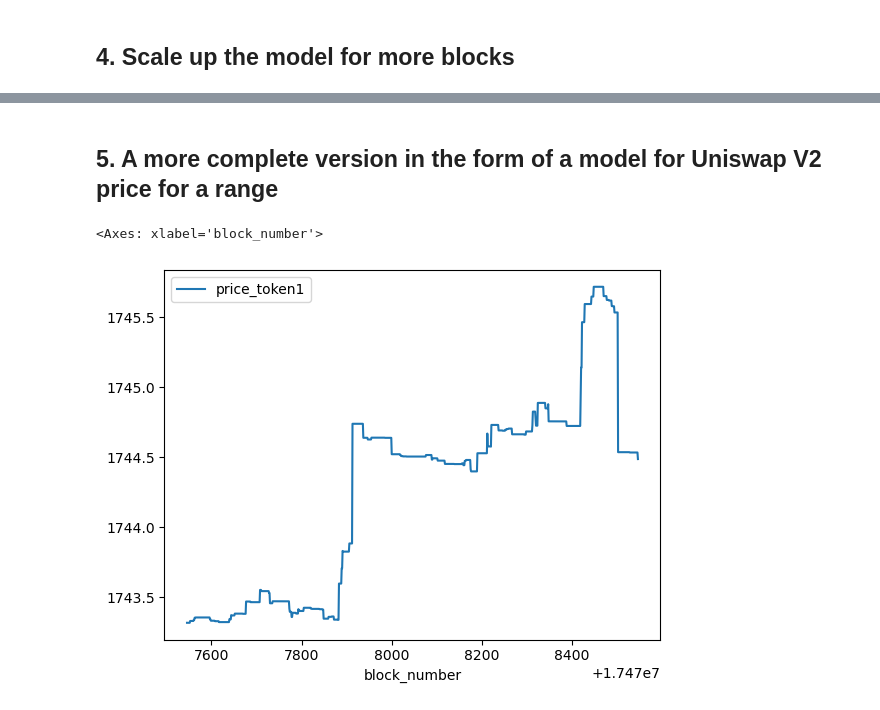
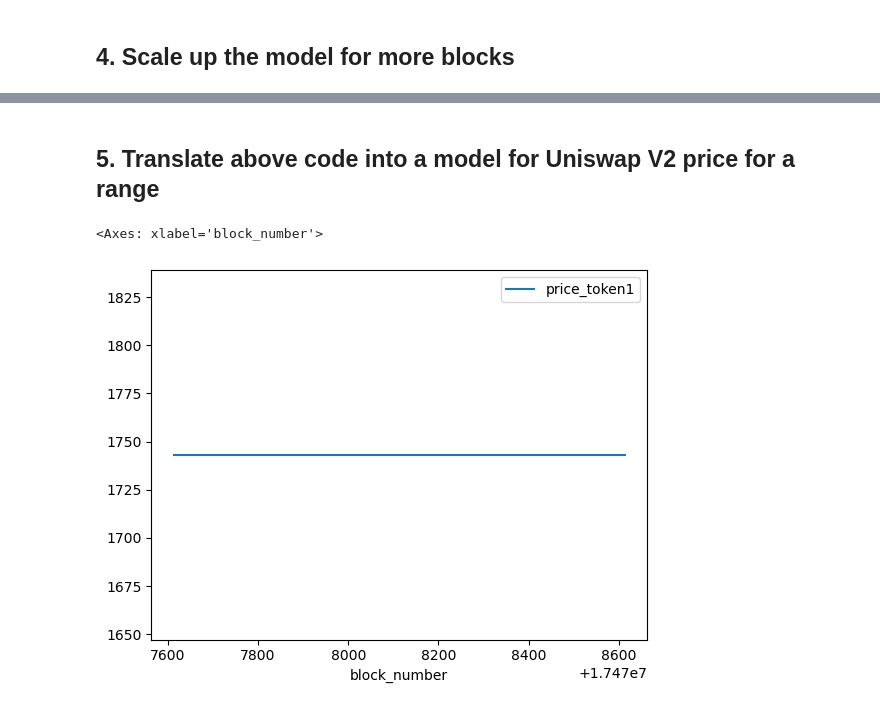
Before and after one commit to credmark/credmark-models-notebook, a Jupyter notebook: workshop/20230620-MetricsDAO.ipynb, the cells around one changed output, grey strips where cells are left out. Saved outputs shown, nothing was run; the diff lists cells and outputs as text; code cells hidden in the pictures.

Commit message:
fix model

```diff
--- a/workshop/20230620-MetricsDAO.ipynb
+++ b/workshop/20230620-MetricsDAO.ipynb
@@ -164,7 +163,7 @@ context.run_model('jit.uniswap-v2-reserve',
 # %%
 # We can run model on earlier block
 
-earlier_block = context.block_number - 1_000_000
+earlier_block = context.block_number - 1_000
 
 display(earlier_block.timestamp_datetime)
 
@@ -189,18 +188,17 @@ for offset in range(10):
 # %%
 # Uniswap V2 pool's reserve changes with Mint/Burn/Swap, it kept a record of these events.
 # Event Sync occurs together with Mint/Burn to record the reserve, that's we need.
-# Let's query that event log for Sync.
+# Let's query the ledger database for the event log for Sync.
+# Querying this data only takes less than a second.
 
 with eth_usdc_pool.ledger.events.Sync as q:
     df = q.select(q.columns,
-                  where=q.BLOCK_NUMBER.ge(context.block_number-2000),
+                  where=q.BLOCK_NUMBER.ge(context.block_number-1000),
                   order_by=q.BLOCK_NUMBER.comma_(q.LOG_INDEX)).to_dataframe()
 
-# Note: because we limit each query to return 5000 results, when returned the results <= 5000 rows.
-# We need to query multiple times to get all the results.
+# Note: Because we limit each query to return 5000 results
+# We may query multiple times to get all the results till we have exhausted all the results.
 
-df
-
-# Query this data only takes less than a second.
+display(df)
 # %% [output]
 |  | block_number | block_timestamp | contract_address | log_index | signature | transaction_hash | evt_reserve0 | ... |
@@ -218,0 +217,11 @@ df
+# %%
+# Our ETL process could lag from the current block number, we will fetch events after the last block number from data.
+
+df_post_events = (pd.DataFrame(eth_usdc_pool.fetch_events(
+    eth_usdc_pool.events.Sync,
+    from_block=int(df.loc[df.shape[0]-1, 'block_number'])+1,
+    to_block=context.block_number))
+    .loc[:, ['blockNumber', 'reserve0', 'reserve1']]
+    .rename(columns={'blockNumber': 'block_number'}))
+
+display(df_post_events)
@@ -219,4 +242,6 @@ df
 # %%
+import pandas as pd
+
 df_clean = (df
             .drop_duplicates(subset=['block_number'], keep='last')
             .loc[:, ['block_number', 'evt_reserve0', 'evt_reserve1']]
@@ -224,7 +249,10 @@ df_clean = (df
             .assign(block_number=lambda x: x.block_number.astype(int),
                     reserve0=lambda x: x.reserve0.apply(int),
                     reserve1=lambda x: x.reserve1.apply(int),))
+
 display(df_clean)
+
+df_clean = pd.concat([df_clean, df_post_events]).reset_index(drop=True)
 
 current_reserve = context.run_model('jit.uniswap-v2-reserve',
                                     {'address': '0xB4e16d0168e52d35CaCD2c6185b44281Ec28C9Dc'})
@@ -243,7 +271,10 @@ df_clean = (df_clean
             .merge(pd.DataFrame({'block_number': range(context.block_number-1000, context.block_number+1)}), how='right')
             .sort_values('block_number')
             .fillna(method='ffill')
-            .fillna(method='bfill')
-            .plot('block_number', 'price_token1'))
+            .fillna(method='bfill'))
+
+display(df_clean)
+
+df_clean.plot('block_number', 'price_token1')
 # %% [output]
 |  | block_number | reserve0 | reserve1 |
@@ -263,5 +308,5 @@ df_clean = (df_clean
 # %% [markdown]
-## 5. A more complete version in the form of a model for Uniswap V2 price for a range
+## 5. Translate above code into a model for Uniswap V2 price for a range
 # %%
 # Let's create a model for a range of block numbers
 # It support cases when there are > 5000 Sync events in the range, or no event during the
@@ -338,10 +391,10 @@ context.add_model(UniswapV2ReserveRange)
 # %%
 context.reset_cache()
 df_range = context.run_model('jit.uniswap-v2-reserve-range',
-                             {'address': '0xB4e16d0168e52d35CaCD2c6185b44281Ec28C9Dc', 'block_range': 1000},
+                             {'address': '0xB4e16d0168e52d35CaCD2c6185b44281Ec28C9Dc', 'block_range': 0},
                              return_type=Records).to_dataframe()
 
 df_range.plot('block_number', 'price_token1')
 # %% [output]
 <Axes: xlabel='block_number'>
-[figure, old version]
+[figure, new version]
```
Also changed, not shown: parts of 10 cells of this notebook.
